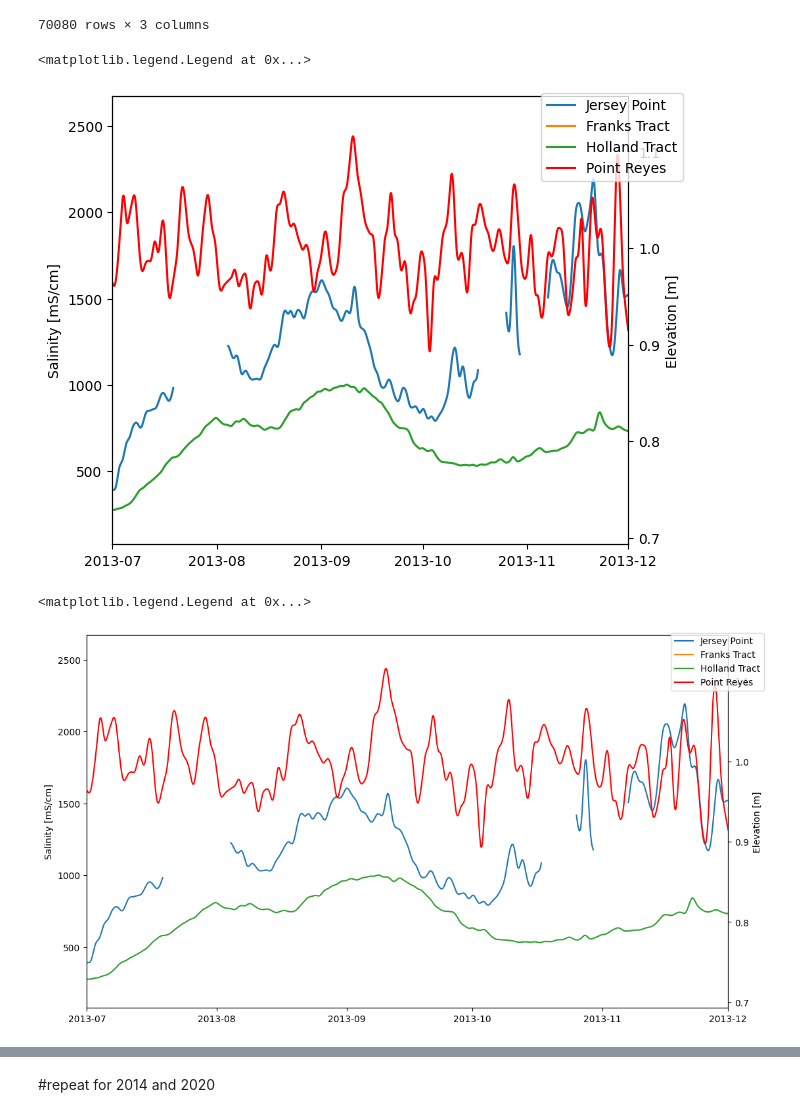
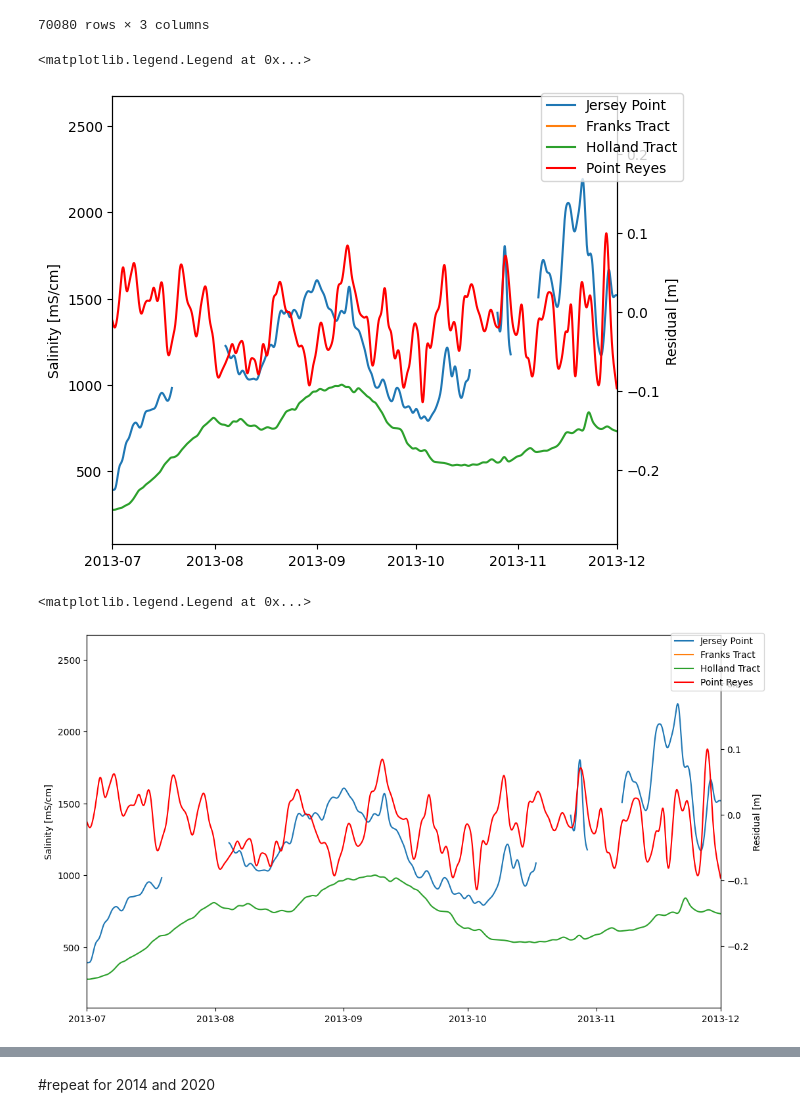
Before and after one commit to jennaisrael/Savio_scratch_back_up, a Jupyter notebook: climate_data_processing/identify_stp/choose_dates_dms_datastore.ipynb, the cells around one changed output, grey strips where cells are left out. Cells and saved outputs as stored; diff of their text form; code cells hidden in the pictures.

Commit message:
adding shape file for map, modified some plots in choose dates and regression test

```diff
--- a/climate_data_processing/identify_stp/choose_dates_dms_datastore.ipynb
+++ b/climate_data_processing/identify_stp/choose_dates_dms_datastore.ipynb
@@ -88,0 +92,9 @@ pryc_filt
+# %%
+#since I filtered and wrote this to a new file just open the filtered residuals
+pr_filt=pd.read_csv("/global/scratch/users/jennaisrael/time_varying_data/tide_gauge_data/filtered.residuals.pointreyes.1996.2021.csv")
+dtformat = '%Y-%m-%dT%H:%M:%S'
+pr_filt['datetime'] = pd.to_datetime(pr_filt['datetime'],format=dtformat)#.asfreq('15min')
+pr_filt.set_index("datetime",inplace=True)
+# pr.index.names = ['datetime']
+pr_filt=pr_filt.asfreq('6min')
+pr_filt
@@ -168,7 +241,8 @@ sal
 # %%
 #this is huge so trim before plotting
 sal13=sal.loc['2013']
-pryc13=pryc_filt.loc['2013']
+#pryc13=pryc_filt.loc['2013']
+pr_filt13=pr_filt.loc['2013']
 sal13
 # %% [output]
 |  | jer_S[mS/cm] | frk_S[mS/cm] | hll_S[mS/cm] |
@@ -188,20 +262,22 @@ sal13
 # %%
 fig, ax = plt.subplots(layout="constrained",sharex=True)
 
 ax.plot(sal13['jer_S[mS/cm]'],label='Jersey Point')
 ax.plot(sal13['frk_S[mS/cm]'],label='Franks Tract')
 ax.plot(sal13['hll_S[mS/cm]'],label='Holland Tract')
 ax.set_ylabel("Salinity [mS/cm]")
 ax2=ax.twinx()
 
-ax2.plot(pryc13['elev[m]'], label='Point Reyes',color='r')
-ax2.set_ylabel("Elevation [m]")
+#ax2.plot(pryc13['elev[m]'], label='Point Reyes',color='r')
+#ax2.set_ylabel("Elevation [m]")
+ax2.plot(pr_filt13['Residual'], label='Point Reyes',color='r')
+ax2.set_ylabel("Residual [m]")
 
 ax.set_xlim(datetime(2013,7,1),datetime(2013,12,1))
 fig.legend()
 # %% [output]
 <matplotlib.legend.Legend at 0x...>
-[figure, old version]
+[figure, new version]
 # %%
 fig, ax = plt.subplots(layout="constrained",sharex=True,figsize=(11,6))
 
@@ -211,14 +287,16 @@ ax.plot(sal13['hll_S[mS/cm]'],label='Holland Tract')
 ax.set_ylabel("Salinity [mS/cm]")
 ax2=ax.twinx()
 
-ax2.plot(pryc13['elev[m]'], label='Point Reyes',color='r')
-ax2.set_ylabel("Elevation [m]")
+# ax2.plot(pryc13['elev[m]'], label='Point Reyes',color='r')
+# ax2.set_ylabel("Elevation [m]")
+ax2.plot(pr_filt13['Residual'], label='Point Reyes',color='r')
+ax2.set_ylabel("Residual [m]")
 
 ax.set_xlim(datetime(2013,7,1),datetime(2013,12,1))
 fig.legend()
 # %% [output]
 <matplotlib.legend.Legend at 0x...>
-[figure, old version]
+[figure, new version]
 # %%
 #read in the flux data so I can plot outflow
 flux1=pd.read_csv('/global/scratch/users/jennaisrael/climate_data_processing/sl_regression/flux_from_bdschism_2025_06_05.csv',parse_dates=["datetime"],dtype=np.float32).set_index(["datetime"])#, names=['time','coyote','ccc_rock','ccc_old','swp','cvp','sjr','calaveras','east','american','sac','yolo_toedrain','yolo','northbay','napa','ccc_victoria'])
```
Also changed, not shown: parts of 27 cells of this notebook, 9 other files.
